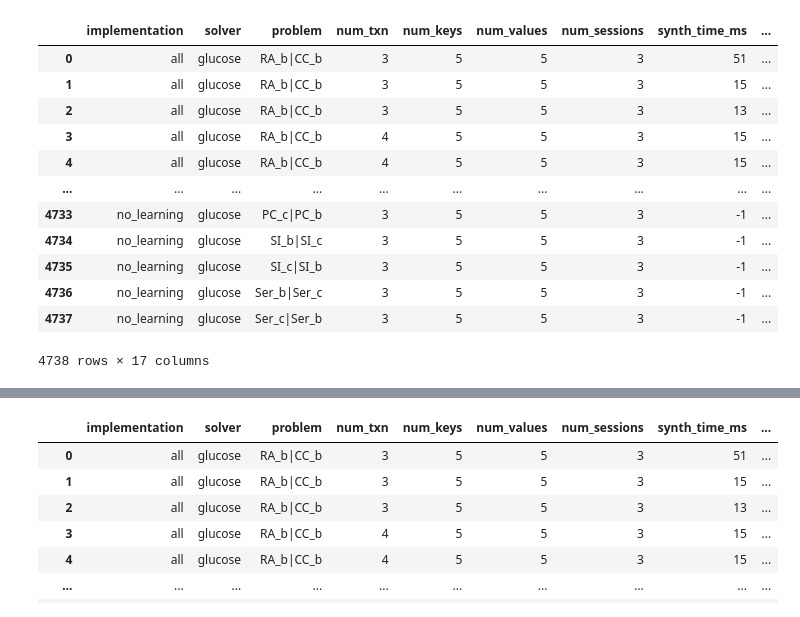
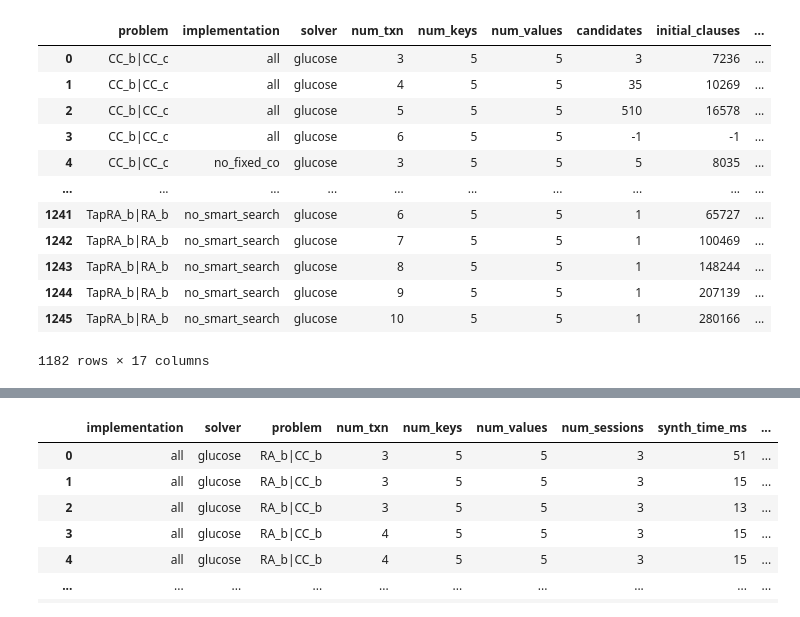
Before and after one commit to manebarros/isolde, a Jupyter notebook: analysis/Untitled.ipynb, the cells around one changed output, grey strips where cells are left out. Drawn from its saved outputs; the diff is of its cells as text; code cells hidden in the pictures.

Commit message:
start working on producing big table

```diff
--- a/analysis/Untitled.ipynb
+++ b/analysis/Untitled.ipynb
@@ -1,5 +1,5 @@
 # %%
 import pandas as pd
-df = pd.read_csv('/home/mane/code/minsolde/isolde-experiments/data/80b8403f476d5b.csv')
+df = pd.read_csv('../isolde-experiments/data/d8dfd9f4814950.csv')
 df
 # %% [output]
@@ -19,20 +19,20 @@ df
 # %%
 import preprocessing as pre
 
-df = pre.typify(df)
+df = pre.preprocess(df)
 df
 # %% [output]
-|  | implementation | solver | problem | num_txn | num_keys | num_values | num_sessions | synth_time_ms | ... |
-| 0 | all | glucose | RA_b|CC_b | 3 | 5 | 5 | 3 | 51 | ... |
-| 1 | all | glucose | RA_b|CC_b | 3 | 5 | 5 | 3 | 15 | ... |
-| 2 | all | glucose | RA_b|CC_b | 3 | 5 | 5 | 3 | 13 | ... |
-| 3 | all | glucose | RA_b|CC_b | 4 | 5 | 5 | 3 | 15 | ... |
-| 4 | all | glucose | RA_b|CC_b | 4 | 5 | 5 | 3 | 15 | ... |
+|  | problem | implementation | solver | num_txn | num_keys | num_values | candidates | initial_clauses | ... |
+| 0 | CC_b|CC_c | all | glucose | 3 | 5 | 5 | 3 | 7236 | ... |
+| 1 | CC_b|CC_c | all | glucose | 4 | 5 | 5 | 35 | 10269 | ... |
+| 2 | CC_b|CC_c | all | glucose | 5 | 5 | 5 | 510 | 16578 | ... |
+| 3 | CC_b|CC_c | all | glucose | 6 | 5 | 5 | -1 | -1 | ... |
+| 4 | CC_b|CC_c | no_fixed_co | glucose | 3 | 5 | 5 | 5 | 8035 | ... |
 | ... | ... | ... | ... | ... | ... | ... | ... | ... | ... |
-| 4733 | no_learning | glucose | PC_c|PC_b | 3 | 5 | 5 | 3 | -1 | ... |
-| 4734 | no_learning | glucose | SI_b|SI_c | 3 | 5 | 5 | 3 | -1 | ... |
-| 4735 | no_learning | glucose | SI_c|SI_b | 3 | 5 | 5 | 3 | -1 | ... |
-| 4736 | no_learning | glucose | Ser_b|Ser_c | 3 | 5 | 5 | 3 | -1 | ... |
-| 4737 | no_learning | glucose | Ser_c|Ser_b | 3 | 5 | 5 | 3 | -1 | ... |
+| 1241 | TapRA_b|RA_b | no_smart_search | glucose | 6 | 5 | 5 | 1 | 65727 | ... |
+| 1242 | TapRA_b|RA_b | no_smart_search | glucose | 7 | 5 | 5 | 1 | 100469 | ... |
+| 1243 | TapRA_b|RA_b | no_smart_search | glucose | 8 | 5 | 5 | 1 | 148244 | ... |
+| 1244 | TapRA_b|RA_b | no_smart_search | glucose | 9 | 5 | 5 | 1 | 207139 | ... |
+| 1245 | TapRA_b|RA_b | no_smart_search | glucose | 10 | 5 | 5 | 1 | 280166 | ... |
-4738 rows × 17 columns
+1182 rows × 17 columns
 # %%
```
Also changed, not shown: parts of 2 cells of this notebook, 3 other files.
